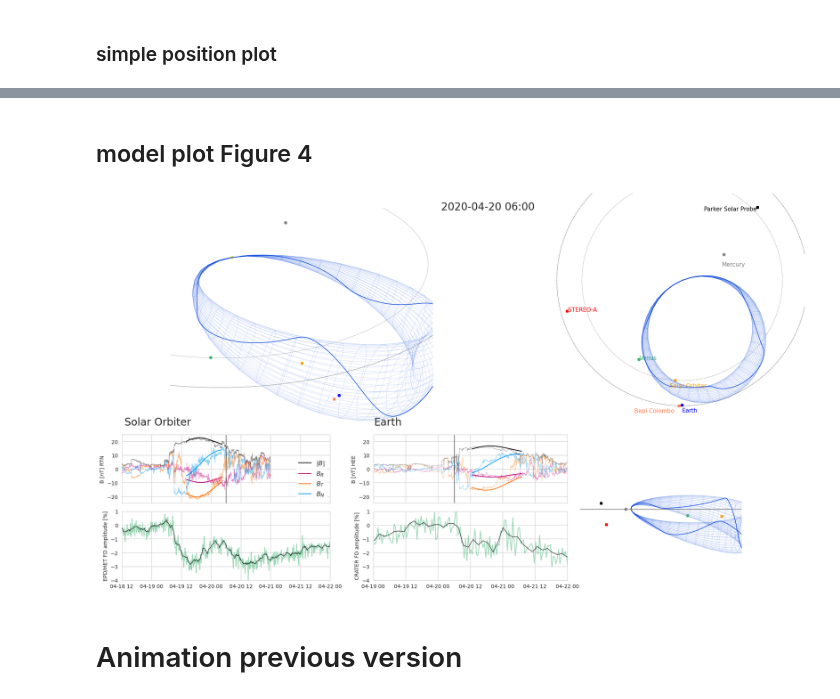
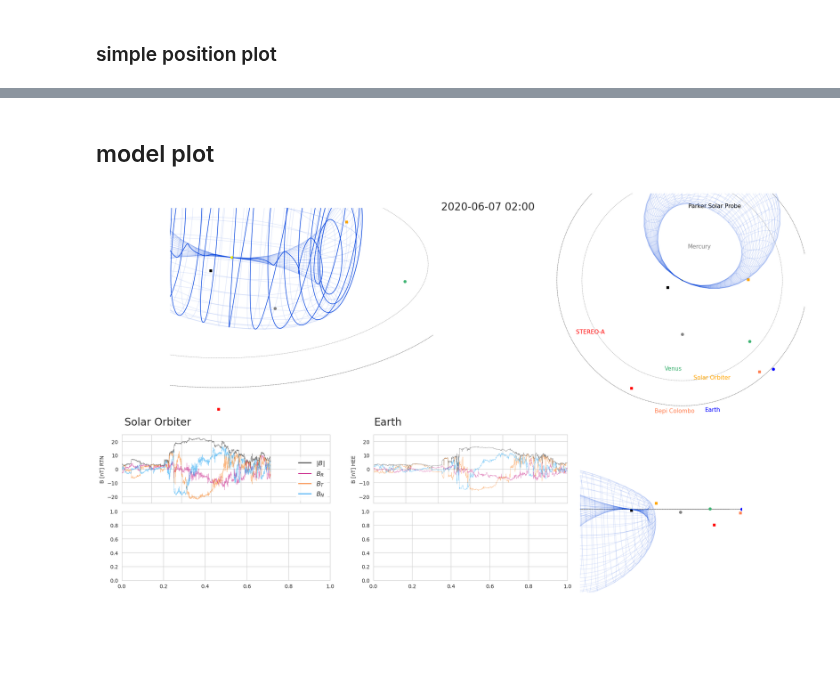
Before and after one commit to cmoestl/solar_orbiter, a Jupyter notebook: event_visuals_june7.ipynb, the cells around one changed output, grey strips where cells are left out. Drawn from its saved outputs; the diff is of its cells as text; code cells hidden in the pictures; blank space fills up the shorter version.

```diff
--- a/event_visuals_june7.ipynb
+++ b/event_visuals_june7.ipynb
@@ -442,8 +415,8 @@ ax1 = plt.subplot2grid((1, 1), (0, 0),projection='3d')
 ######### tilted view
 plot_configure(ax1, view_azim=40, view_elev=90, view_radius=.8)
 
-#impact time of CME at solar orbiter 2020-04-19 05:07 UT
-ti = datetime.datetime(2020, 4, 19, 5,7,0)
+#impact time of CME at solar orbiter
+ti = datetime.datetime(2020, 6, 7, 0,0,0)
 
 #plot_3dcore(ax1, model_obj, TP_B, color=C_B)
 #plot_3dcore_field(ax1, model_obj, color=C_A, steps=400, step_size=0.0005, lw=1.0, ls="-")
@@ -486,10 +459,10 @@ ax1.text(earth.x[earth_timeind],earth.y[earth_timeind],earth.z[earth_timeind],'E
 ax1.text(venus.x[earth_timeind],venus.y[earth_timeind]+0.08,venus.z[earth_timeind],'Venus', color=venus_color, ha='center',fontsize=fsize-4,verticalalignment='top')
 ax1.text(mercury.x[earth_timeind],mercury.y[earth_timeind]+0.07,mercury.z[earth_timeind],'Mercury', color=mercury_color, ha='center',fontsize=fsize-4,verticalalignment='top')
 
-ax1.text(psp.x[psp_timeind],psp.y[psp_timeind]+0.07,psp.z[psp_timeind],'Parker Solar Probe', color=psp_color, ha='center',fontsize=fsize-4,verticalalignment='top')
-ax1.text(solo.x[solo_timeind]-0.15,solo.y[solo_timeind]+0.07,solo.z[solo_timeind],'Solar Orbiter', color=solo_color, ha='center',fontsize=fsize-4,verticalalignment='top')
-ax1.text(bepi.x[bepi_timeind]+0.05,bepi.y[bepi_timeind]-0.05,bepi.z[bepi_timeind],'Bepi Colombo', color=bepi_color, ha='center',fontsize=fsize-4,verticalalignment='top')
-ax1.text(sta.x[sta_timeind],sta.y[sta_timeind]+0.09,sta.z[sta_timeind],'STEREO-A', color=sta_color, ha='center',fontsize=fsize-4,verticalalignment='top')
+#ax1.text(psp.x[psp_timeind],psp.y[psp_timeind]+0.07,psp.z[psp_timeind],'Parker Solar Probe', color=psp_color, ha='center',fontsize=fsize-4,verticalalignment='top')
+#ax1.text(solo.x[solo_timeind]-0.15,solo.y[solo_timeind]+0.07,solo.z[solo_timeind],'Solar Orbiter', color=solo_color, ha='center',fontsize=fsize-4,verticalalignment='top')
+#ax1.text(bepi.x[bepi_timeind]+0.05,bepi.y[bepi_timeind]-0.05,bepi.z[bepi_timeind],'Bepi Colombo', color=bepi_color, ha='center',fontsize=fsize-4,verticalalignment='top')
+#ax1.text(sta.x[sta_timeind],sta.y[sta_timeind]+0.09,sta.z[sta_timeind],'STEREO-A', color=sta_color, ha='center',fontsize=fsize-4,verticalalignment='top')
 
 #1 AU circle
 p=np.arange(0,2*np.pi,0.01)
@@ -519,5 +492,5 @@ current frame_time_num 2020-04-19 05:07:00+00:00
 # %% [markdown]
-## model plot Figure 4
+## model plot
 # %%
 #define sun here so it does not need to be recalculated every time
 scale=695510/149597870.700*1 #Rs in km, AU in km
@@ -630,7 +603,7 @@ plot_shift(ax1,0.3,-0.5,0.5,0)
 plot_configure2(ax2, view_azim=138, view_elev=90, view_radius=.4)
 #plot_traj(ax2, "PSP", TP_B, frame="ECLIPJ2000", color="k", traj_pos=False, traj_major=None, traj_minor=144,lw=1.5)
 plot_3dcore(ax2, model_obj, TP_B, color=C_B)
-plot_3dcore_field(ax2, model_obj, color=C_B, step_size=field_stepsize, lw=1.1, ls="-",q0=q1)
+#plot_3dcore_field(ax2, model_obj, color=C_B, step_size=field_stepsize, lw=1.1, ls="-",q0=q1)
 
 plot_traj(ax2, "Earth", TP_B, frame="HCI", color=earth_color)
 plot_traj(ax2, "Venus", TP_B, frame="HCI", color=venus_color)
@@ -657,7 +630,7 @@ plot_shift(ax2,0.62,-0.2,0.2,0)
 ############### edge on view panel
 plot_configure2(ax3, view_azim=158-90, view_elev=0, view_radius=.4)
 plot_3dcore(ax3, model_obj, TP_B, color=C_B)
-plot_3dcore_field(ax3, model_obj, color=C_B, step_size=field_stepsize, lw=1.1, ls="-",q0=q1)
+#plot_3dcore_field(ax3, model_obj, color=C_B, step_size=field_stepsize, lw=1.1, ls="-",q0=q1)
 
 
 plot_traj(ax3, "Earth", TP_B, frame="HCI", color=earth_color)
@@ -713,12 +686,7 @@ ax4.set_ylim(-25,25)
 ax4.plot([TP_B,TP_B], [-200,200], color='black',linewidth=1,alpha=0.8)
 ax4.set_xticklabels([])
 
-# ---------------------- Wind
-
-ax5.plot(t2, btot2, color=C0, label="$|B|$")
-ax5.plot(t2, bxyz2[:, 0], color=C1, label="$B_R$")
-ax5.plot(t2, bxyz2[:, 1], color=C2, label="$B_T$")
-ax5.plot(t2, bxyz2[:, 2], color=C3, label="$B_N$")
+# ---
 ax5.plot(win.time, win.bt, color=C0,lw=0.5,alpha=setalpha)
 ax5.plot(win.time, -win.bx, color=C1,lw=0.5,alpha=setalpha)
 ax5.plot(win.time, -win.by, color=C2,lw=0.5,alpha=setalpha)
@@ -737,52 +705,6 @@ ax5.set_xticklabels([])
 
 
 
-
-
-
-# ---------------------- EPD
-
-ax6.plot(het_gcr_norm['HET C count rate [s^-1]'], color='mediumseagreen',alpha=0.5)
-ax6.plot(het_gcr_norm['HET C count rate, smoothed [s^-1]'], color='black',lw=0.8)
-ax6.set_xlim(datetime.datetime(2020,4,18,12,0),datetime.datetime(2020,4,22,0,0))
-ax6.set_ylabel('EPD/HET FD amplitude [%]')
-ax6.set_ylim(-4,1)
-#ax6.set_xticklabels([])
-
-
-# ------------------------- south pole
-#ax7.plot(sopo_nm_norm['SoPo neutron monitor'], color='mediumseagreen',alpha=0.5)
-#ax7.plot(sopo_nm_norm['SoPo neutron monitor (smoothed)'], color='black',lw=0.8)
-#ax7.set_xlim(datetime.datetime(2020,4,19,0,0),datetime.datetime(2020,4,22,0,0))
-#ax7.set_ylabel('South Pole NM FD amplitude [%]')
-
-
-# ------------------------- CRATER
-ax7.plot(crater_norm1['D2_corrected'] , color='mediumseagreen',alpha=0.5)
-ax7.plot(crater_norm2['D2'], color='black',lw=0.8)
-ax7.set_xlim(datetime.datetime(2020,4,19,0,0),datetime.datetime(2020,4,22,0,0))
-ax7.set_ylabel('CRATER FD amplitude [%]')
-ax7.set_ylim(-4,1)
-
-
-
-
-
-#ax4.set_xlim(datetime.datetime(2020,6,1,23,0),datetime.datetime(2022,6,3,4,0))
-
-#line at current time
-#ax4.plot([frametime[k],frametime[k]], [-2000,2000], color='black',linewidth=1,alpha=0.8)
-#ax4.set_xlabel('hours since launch time')
-#ax4.xaxis.set_major_locator(matplotlib.ticker.MultipleLocator(5))
-#ax4.xaxis.set_minor_locator(matplotlib.ticker.MultipleLocator(1))
-#ax4.yaxis.set_major_locator(matplotlib.ticker.MultipleLocator(500))
-#ax4.set_xlim(0,30)
-#ax4.grid(True)
-
-#write hours since launch time
-#plt.annotate('$t_{launch}$ +',[0.45,0.15],ha='center',xycoords='figure fraction',fontsize=20)
-#plt.annotate(str(frametime),[0.5,0.15],ha='center',xycoords='figure fraction',fontsize=20)
-#plt.annotate('hours',[0.54,0.15],ha='center',xycoords='figure fraction',fontsize=20)
 
 
 #1 AU circle
@@ -801,36 +723,34 @@ ax3.plot(r1*np.sin(p),r1*np.cos(p),0,lw=0.5,color='black', alpha=0.5,linestyle='
 #plt.annotate('(e)',[0.345,0.32],xycoords='figure fraction',fontsize=20)
 
 
 plt.annotate('Solar Orbiter',[0.04,0.42],xycoords='figure fraction',fontsize=20,ha='left')
 plt.annotate('Earth',[0.39,0.42],xycoords='figure fraction',fontsize=20,ha='left')
 
 #plt.annotate('Möstl, Weiss, von Forstner, Wimmer-Schweingruber',[0.99,0.01],xycoords='figure fraction',fontsize=7,ha='right')
 
 #current time
 plt.annotate(parse_time(TP_B).iso[0:16],[0.55,0.95],ha='center',xycoords='figure fraction',fontsize=20)
 
 
 
 #planet and spacecraft labels
 
 ax2.text(earth.x[earth_timeind]-0.03,earth.y[earth_timeind],earth.z[earth_timeind],'Earth', color=earth_color, ha='left',fontsize=fsize-4,verticalalignment='top')
 ax2.text(solo.x[solo_timeind],solo.y[solo_timeind]+0.03,solo.z[solo_timeind],'Solar Orbiter', color=solo_color, ha='left',fontsize=fsize-4,verticalalignment='top')
 ax2.text(venus.x[earth_timeind],venus.y[earth_timeind]-0.03,venus.z[earth_timeind],'Venus', color=venus_color, ha='left',fontsize=fsize-4,verticalalignment='top')
 ax2.text(mercury.x[earth_timeind],mercury.y[earth_timeind]+0.05,mercury.z[earth_timeind],'Mercury', color=mercury_color, ha='left',fontsize=fsize-4,verticalalignment='top')
 
 ax2.text(psp.x[psp_timeind]+0.02,psp.y[psp_timeind],psp.z[psp_timeind],'Parker Solar Probe', color=psp_color, ha='right',fontsize=fsize-4,verticalalignment='top')
 ax2.text(bepi.x[bepi_timeind],bepi.y[bepi_timeind]+0.03,bepi.z[bepi_timeind],'Bepi Colombo', color=bepi_color, ha='right',fontsize=fsize-4,verticalalignment='top')
 ax2.text(sta.x[sta_timeind],sta.y[sta_timeind]-0.02,sta.z[sta_timeind],'STEREO-A', color=sta_color, ha='left',fontsize=fsize-4,verticalalignment='top')
 
 
 
 
 #plt.annotate(parse_time(t_launch).iso[0:16],[0.55,0.35],ha='center',xycoords='figure fraction',fontsize=20)
 
-plt.savefig('results/plots/visual_solo_6.pdf',bbox_inches='tight')
-plt.savefig('results/plots/visual_solo_6.png', dpi=200)#,bbox_inches='tight')
+plt.savefig('results/plots/3dcore_june7_2020.pdf',bbox_inches='tight')
+plt.savefig('results/plots/3dcore_june7_2020.png', dpi=200)#,bbox_inches='tight')
 # %% [output]
-[figure, old version]
+[figure, new version]
-# %% [markdown]
-# Animation previous version
 # %%
```
Also changed, not shown: parts of 9 cells of this notebook, 8 other files.
